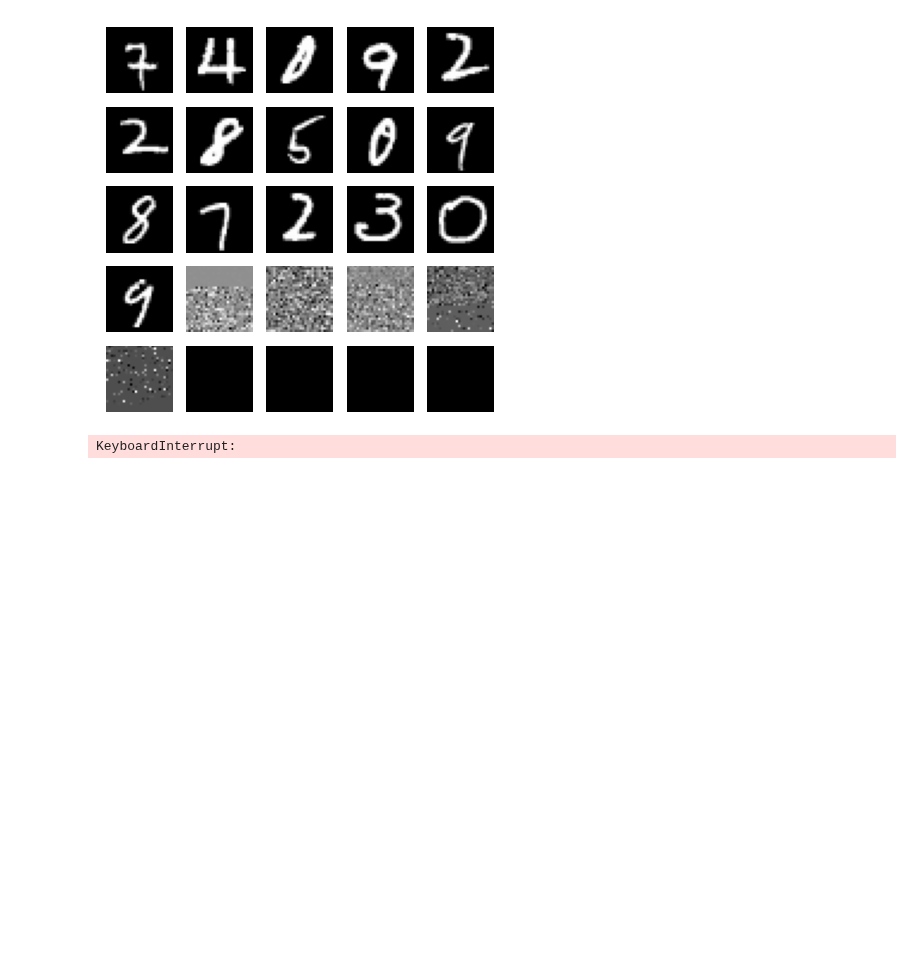
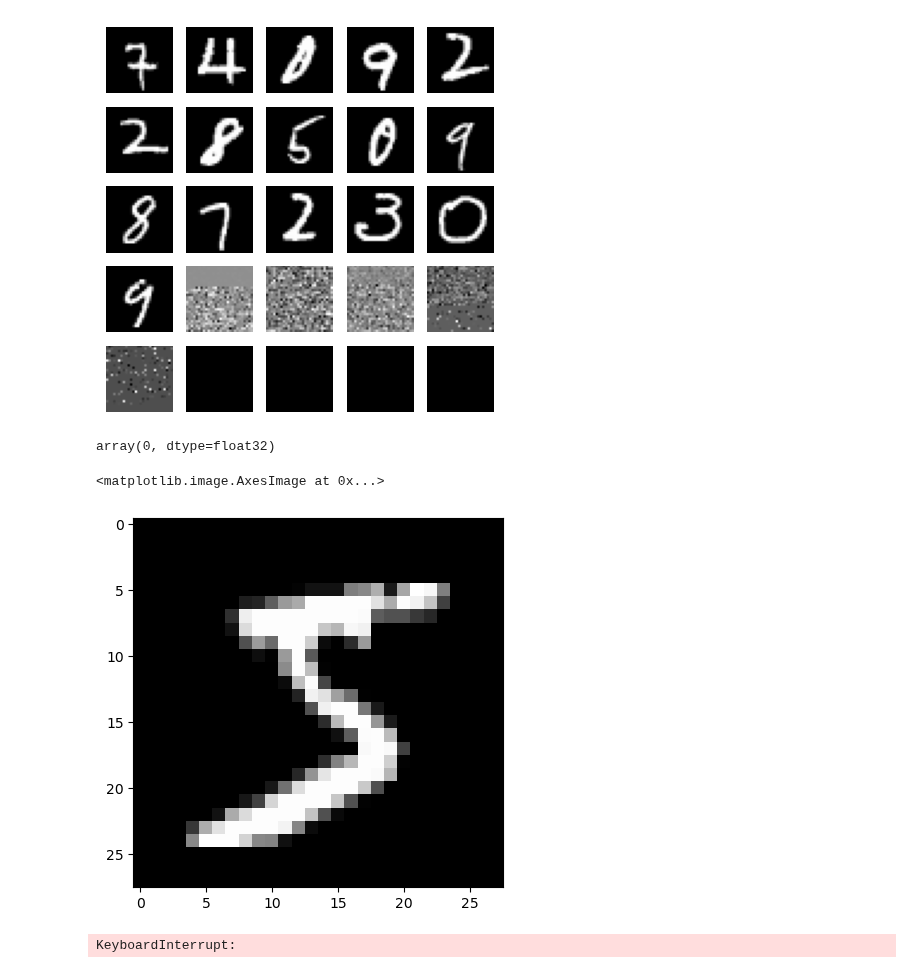
Before and after one commit to ml-explore/mlx-examples, a Jupyter notebook: gan/playground.ipynb, the cells around one changed output. Drawn from its saved outputs; the diff is of its cells as text; code cells hidden in the pictures; blank space fills up the shorter version.

```diff
--- a/gan/playground.ipynb
+++ b/gan/playground.ipynb
@@ -208,6 +208,17 @@ gen_opt = optim.Adam(learning_rate=lr)
 disc = Discriminator()
 mx.eval(disc.parameters())
 disc_opt = optim.Adam(learning_rate=lr)
+# %%
+train_images, train_labels, test_images, test_labels = map(mx.array, mnist.mnist())
+print(min(train_images[0]))
+# train_images = train_images * 2.0 - 1.0 # normalize the image
+# %% [output]
+array(0, dtype=float32)
+# %%
+plt.imshow(train_images[0].reshape(28,28),cmap='gray')
+# %% [output]
+<matplotlib.image.AxesImage at 0x...>
+[figure, added]
 # %%
 # Train the GAN for only 1000 images
 batch_size = 128
```
